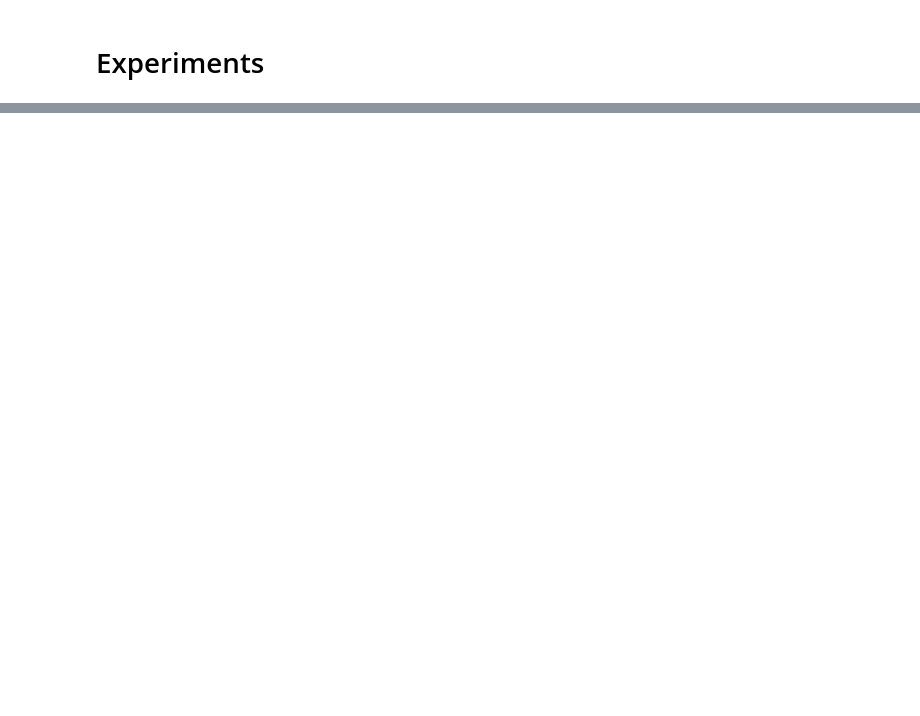
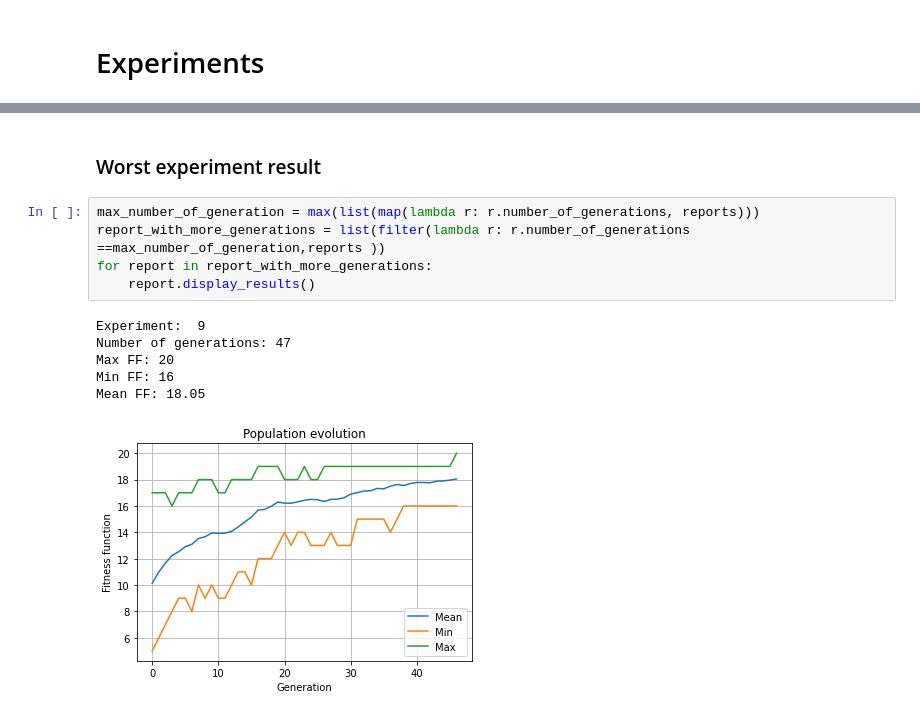
Before and after one commit to DussanFreire/Genetic-Algorithm, a Jupyter notebook: Experiments.ipynb, the cells around one changed output, grey strips where cells are left out. Cells and saved outputs as stored; diff of their text form; blank space fills up the shorter version.

```diff
--- a/Experiments.ipynb
+++ b/Experiments.ipynb
@@ -54,0 +71,14 @@ Mean FF: 17.2
+# %% [markdown]
+### Worst experiment result
+# %%
+max_number_of_generation = max(list(map(lambda r: r.number_of_generations, reports)))
+report_with_more_generations = list(filter(lambda r: r.number_of_generations ==max_number_of_generation,reports ))
+for report in report_with_more_generations:
+    report.display_results()
+# %% [output]
+Experiment:  9
+Number of generations: 47
+Max FF: 20
+Min FF: 16
+Mean FF: 18.05
+[figure, added]
```
Also changed, not shown: parts of 12 cells of this notebook, 4 other files.
